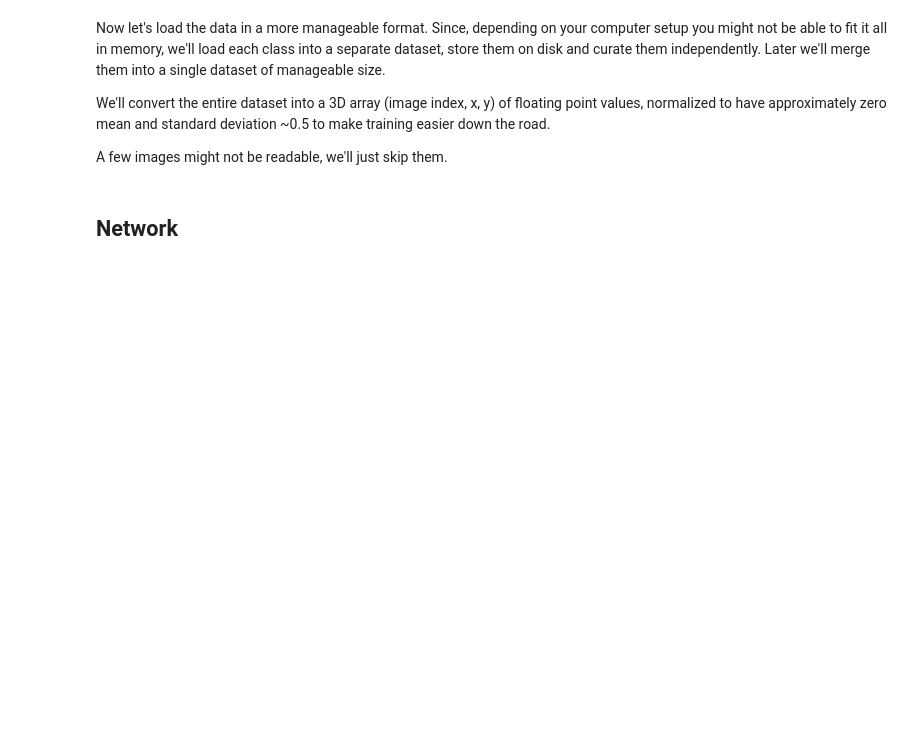
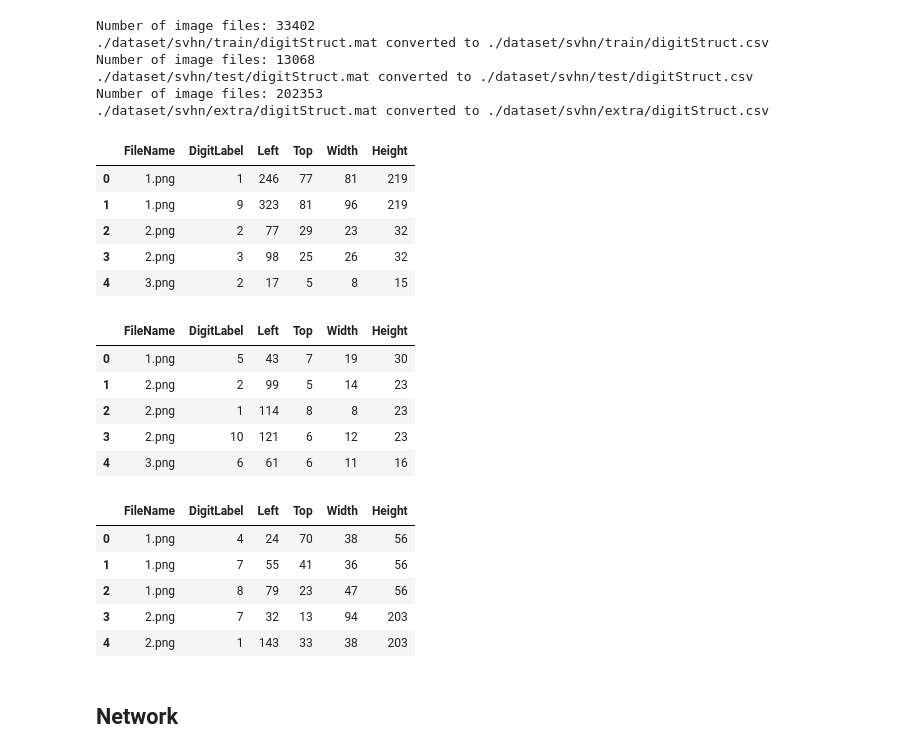
Before and after one commit to brunonishimoto/udacity-house_number, a Jupyter notebook: house_number.ipynb, the cells around one changed output. Drawn from its saved outputs; the diff is of its cells as text; code cells hidden in the pictures; blank space fills up the shorter version.

```diff
--- a/house_number.ipynb
+++ b/house_number.ipynb
@@ -17,7 +26,7 @@ from six.moves import cPickle as pickle
 %matplotlib inline
 # %%
 url = 'http://ufldl.stanford.edu/housenumbers/'
-data_root = './dataset'
+data_root = './dataset/svhn'
 
 last_percent_reported = None
 
@@ -117,7 +135 @@ Displaying images in:  extra
 ... (6 outputs left out)
-# %% [markdown]
-Now let's load the data in a more manageable format. Since, depending on your computer setup you might not be able to fit it all in memory, we'll load each class into a separate dataset, store them on disk and curate them independently. Later we'll merge them into a single dataset of manageable size.
-
-We'll convert the entire dataset into a 3D array (image index, x, y) of floating point values, normalized to have approximately zero mean and standard deviation ~0.5 to make training easier down the road.
-
-A few images might not be readable, we'll just skip them.
@@ -176,0 +136,52 @@ test_datasets = maybe_pickle(test_folders, 1800)
+# %%
+# using https://github.com/sarahrn/Py-Gsvhn-DigitStruct-Reader to convert .mat files to .csv
+import digitStructMatToCsv
+def matToCsv(sourceMat, destCsv, force=False):
+    if (os.path.isfile(destCsv)):
+        print (sourceMat + " already converted to " + destCsv)
+    else:
+        csvFile = open(destCsv, 'w')
+        digitStructMatToCsv.writeToCsvFile(sourceMat, csvFile)
+        csvFile.close()
+        print (sourceMat + " converted to " + destCsv)
+
+# Convert
+matToCsv(os.path.join(data_root, "train", "digitStruct.mat"),
+         os.path.join(data_root, "train", "digitStruct.csv"))
+matToCsv(os.path.join(data_root, "test", "digitStruct.mat"),
+         os.path.join(data_root, "test", "digitStruct.csv"))
+matToCsv(os.path.join(data_root, "extra", "digitStruct.mat"),
+         os.path.join(data_root, "extra", "digitStruct.csv"))
+
+# Display
+svhn_train_digit_info = pd.read_csv(os.path.join(data_root, "train", "digitStruct.csv"))
+svhn_test_digit_info = pd.read_csv(os.path.join(data_root, "test", "digitStruct.csv"))
+svhn_extra_digit_info = pd.read_csv(os.path.join(data_root, "extra", "digitStruct.csv"))
+display(svhn_train_digit_info.head())
+display(svhn_test_digit_info.head())
+display(svhn_extra_digit_info.head())
+# %% [output]
+Number of image files: 33402
+./dataset/svhn/train/digitStruct.mat converted to ./dataset/svhn/train/digitStruct.csv
+Number of image files: 13068
+./dataset/svhn/test/digitStruct.mat converted to ./dataset/svhn/test/digitStruct.csv
+Number of image files: 202353
+./dataset/svhn/extra/digitStruct.mat converted to ./dataset/svhn/extra/digitStruct.csv
+|  | FileName | DigitLabel | Left | Top | Width | Height |
+| 0 | 1.png | 1 | 246 | 77 | 81 | 219 |
+| 1 | 1.png | 9 | 323 | 81 | 96 | 219 |
+| 2 | 2.png | 2 | 77 | 29 | 23 | 32 |
+| 3 | 2.png | 3 | 98 | 25 | 26 | 32 |
+| 4 | 3.png | 2 | 17 | 5 | 8 | 15 |
+|  | FileName | DigitLabel | Left | Top | Width | Height |
+| 0 | 1.png | 5 | 43 | 7 | 19 | 30 |
+| 1 | 2.png | 2 | 99 | 5 | 14 | 23 |
+| 2 | 2.png | 1 | 114 | 8 | 8 | 23 |
+| 3 | 2.png | 10 | 121 | 6 | 12 | 23 |
+| 4 | 3.png | 6 | 61 | 6 | 11 | 16 |
+|  | FileName | DigitLabel | Left | Top | Width | Height |
+| 0 | 1.png | 4 | 24 | 70 | 38 | 56 |
+| 1 | 1.png | 7 | 55 | 41 | 36 | 56 |
+| 2 | 1.png | 8 | 79 | 23 | 47 | 56 |
+| 3 | 2.png | 7 | 32 | 13 | 94 | 203 |
+| 4 | 2.png | 1 | 143 | 33 | 38 | 203 |
```
Also changed, not shown: parts of 15 cells of this notebook, 21 other files.
